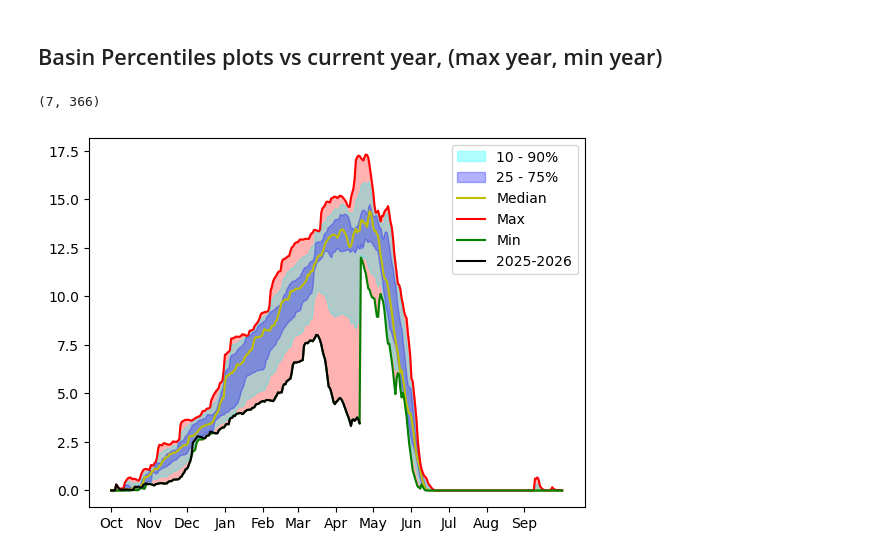
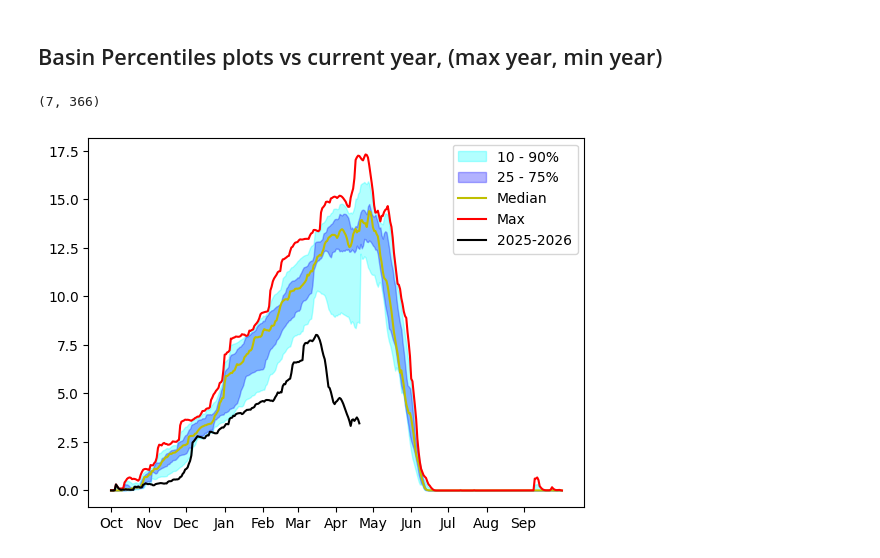
Before and after one commit to tavo7876/snotelpy, a Jupyter notebook: Examples/Examples.ipynb, the cells around one changed output. Cells and saved outputs as stored; diff of their text form; code cells hidden in the pictures.

```diff
--- a/Examples/Examples.ipynb
+++ b/Examples/Examples.ipynb
@@ -262,33 +264,34 @@ df = pd.DataFrame({
     'water_year': water_year,
     'doy': doy
 })
 pivot = df.pivot(index = 'water_year', columns='doy', values = 'swe')
 arr_2d = pivot.values
 percentiles = np.nanpercentile(arr_2d, q=[0,10,25,50,75,90,100], axis = 0)
 
 current_wy = pivot.loc[2026]
 2
 
 
 fig, ax = plt.subplots()
 doy_axis = pivot.columns
 
-ax.fill_between(doy_axis, percentiles[0],percentiles[6],alpha = 0.3, color = 'r')
+# ax.fill_between(doy_axis, percentiles[0],percentiles[6],alpha = 0.3, color = 'r')
 ax.fill_between(doy_axis, percentiles[1],percentiles[5],alpha = 0.3, color = 'cyan', label = '10 - 90%')# 10 - 90
 ax.fill_between(doy_axis, percentiles[2],percentiles[4],alpha = 0.3, color = 'blue', label = '25 - 75%')# 25 - 75
 ax.plot(doy_axis, percentiles[3], label = 'Median',color = 'y')
 ax.plot(doy_axis, percentiles[6], label = 'Max',color = 'r')
-ax.plot(doy_axis, percentiles[0], label = 'Min',color = 'g')
+# ax.plot(doy_axis, percentiles[0], label = 'Min',color = 'g')
 
 ax.plot(doy_axis, current_wy, color = 'black', label = '2025-2026')
 print(percentiles.shape)
 
 month_doys  = [1, 32, 62, 93, 124, 152, 183, 213, 244, 274, 305, 335]
 month_names = ['Oct','Nov','Dec','Jan','Feb','Mar','Apr','May','Jun','Jul','Aug','Sep']
 ax.set_xticks(month_doys)
 ax.set_xticklabels(month_names)
 plt.legend()
 plt.show()
+#percentile shows  k % of the data is lower than or equal to that value.
 # %% [output]
 (7, 366)
-[figure, old version]
+[figure, new version]
```
Also changed, not shown: parts of 8 cells of this notebook.
